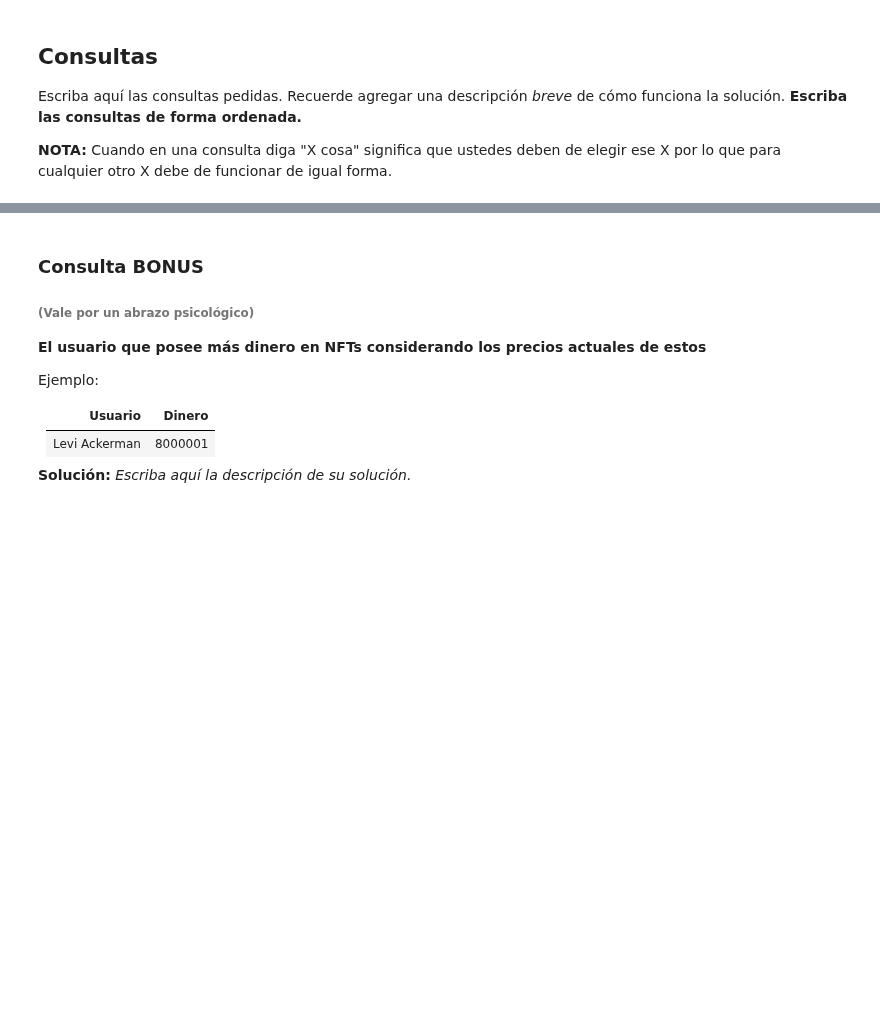
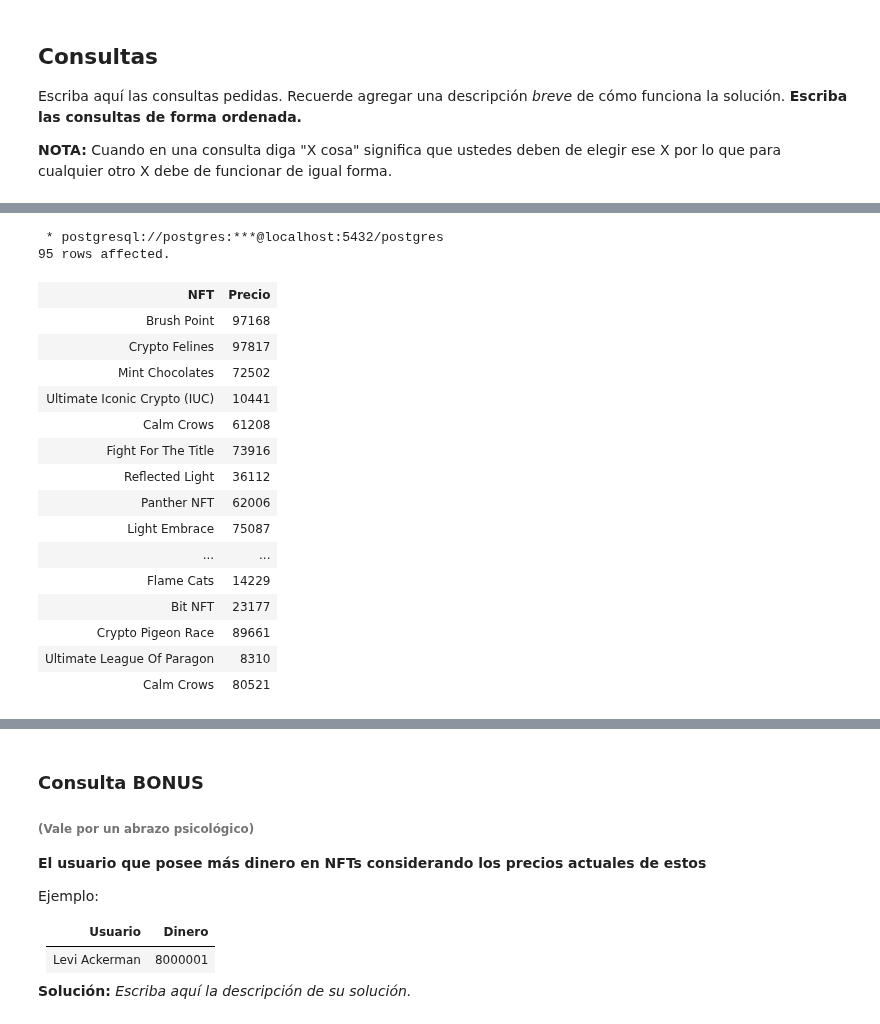
Before and after one commit to cristobalP02/tareas_BaseDeDatos, a Jupyter notebook: Tarea1_Grupo17.ipynb, the cells around one changed output, grey strips where cells are left out. Cells and saved outputs as stored; diff of their text form; code cells hidden in the pictures; blank space fills up the shorter version.

```diff
--- a/Tarea1_Grupo17.ipynb
+++ b/Tarea1_Grupo17.ipynb
@@ -526,0 +569,29 @@ WHERE
+# %%
+%%sql
+SELECT
+    nft.nombre AS "NFT", precio_nft.precio AS "Precio"
+FROM
+    nft INNER JOIN precio_nft
+ON
+    nft.id_nft = precio_nft.id_nft
+WHERE
+    precio_nft.fecha BETWEEN '2016-12-31' AND '2020-01-01';
+# %% [output]
+ * postgresql://postgres:***@localhost:5432/postgres
+95 rows affected.
+| NFT | Precio |
+| Brush Point | 97168 |
+| Crypto Felines | 97817 |
+| Mint Chocolates | 72502 |
+| Ultimate Iconic Crypto (IUC) | 10441 |
+| Calm Crows | 61208 |
+| Fight For The Title | 73916 |
+| Reflected Light | 36112 |
+| Panther NFT | 62006 |
+| Light Embrace | 75087 |
+| ... | ... |
+| Flame Cats | 14229 |
+| Bit NFT | 23177 |
+| Crypto Pigeon Race | 89661 |
+| Ultimate League Of Paragon | 8310 |
+| Calm Crows | 80521 |
```
Also changed, not shown: parts of 45 cells of this notebook.
